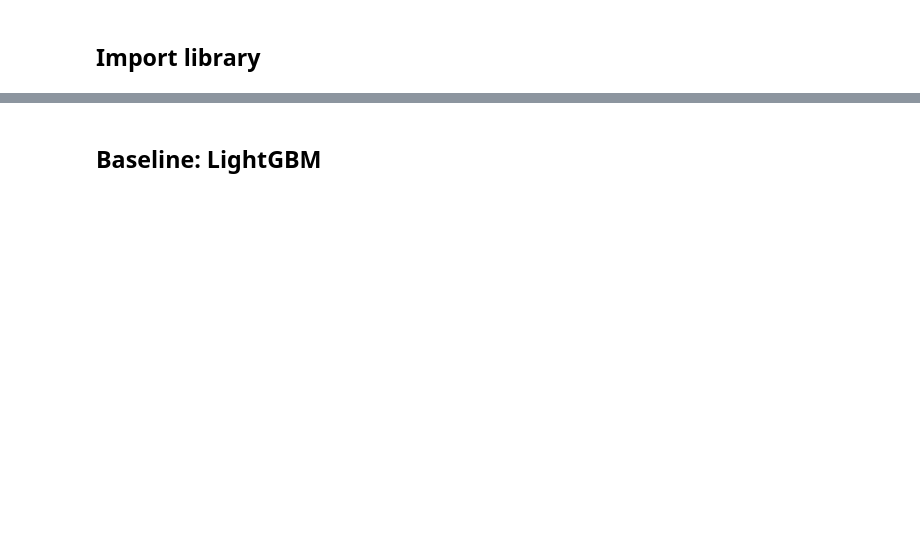
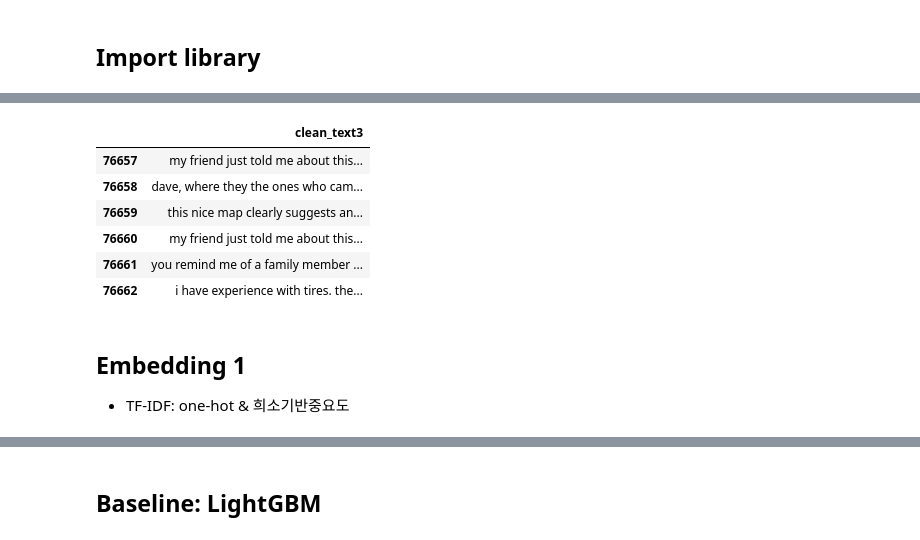
Before and after one commit to insung-hw/jigsaw-toxicity-classification, a Jupyter notebook: jigsaw-modeling.ipynb, the cells around one changed output, grey strips where cells are left out. Drawn from its saved outputs; the diff is of its cells as text; code cells hidden in the pictures; blank space fills up the shorter version.

```diff
--- a/jigsaw-modeling.ipynb
+++ b/jigsaw-modeling.ipynb
@@ -66,3 +106,16 @@ df_train.loc[34:43][['clean_text']]
+# %%
+df_train.loc[n:n+5][['clean_text3']]
+# %% [output]
+|  | clean_text3 |
+| 76657 | my friend just told me about this... |
+| 76658 | dave, where they the ones who cam... |
+| 76659 | this nice map clearly suggests an... |
+| 76660 | my friend just told me about this... |
+| 76661 | you remind me of a family member ... |
+| 76662 | i have experience with tires. the... |
+# %% [markdown]
+## Embedding 1
+* TF-IDF: one-hot & 희소기반중요도
 # %%
 %%time
 # 해당 셀 실행후 소요 시간을 출력해줌 (셀 첫 줄에 주석없이 단독으로 있어야 함)
```
Also changed, not shown: parts of 17 cells of this notebook.
